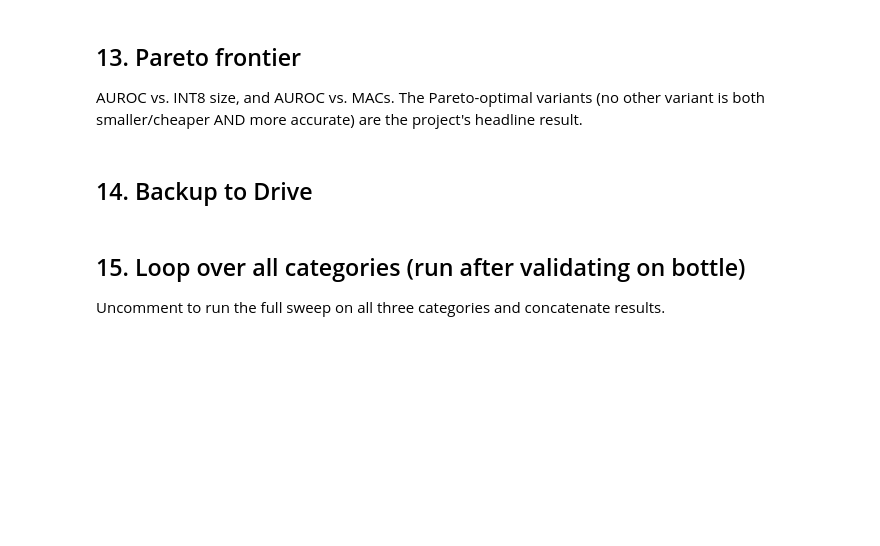
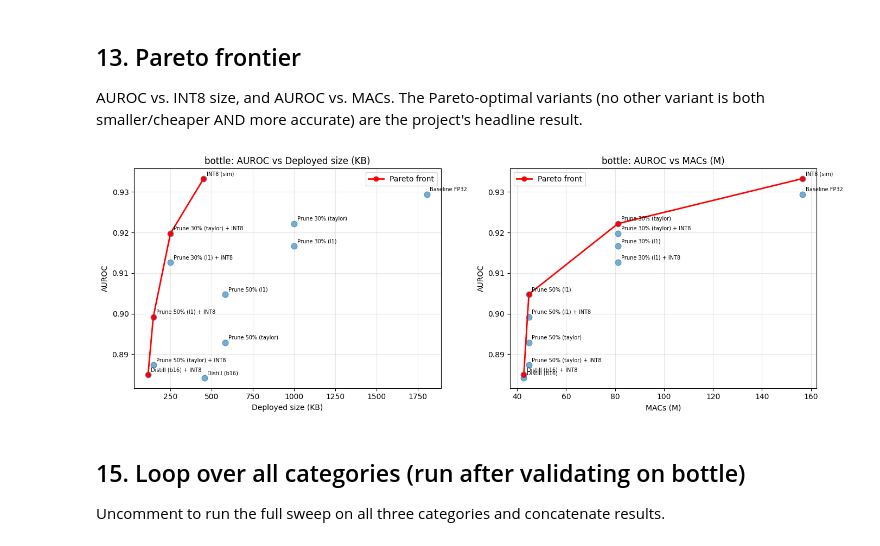
Before and after one commit to ilkabret/LowPowerES, a Jupyter notebook: Final_Project/Stage2_Compression.ipynb, the cells around one changed output. Saved outputs shown, nothing was run; the diff lists cells and outputs as text; code cells hidden in the pictures; blank space fills up the shorter version.

```diff
--- a/Final_Project/Stage2_Compression.ipynb
+++ b/Final_Project/Stage2_Compression.ipynb
@@ -295,3 +377,14 @@ def compress_prune(baseline, train_loader, cal_loader, test_loader, category,
     return {'name': f'Prune {int(ratio*100)}% ({method})', 'model': model,
             'auroc': auroc_of(model, test_loader), **m,
             'technique': f'pruning_{method}'}
+# %%
+baseline, _ = load_baseline('bottle')
+pruned = manual_structured_prune(baseline, ratio=0.5, method='l1')
+n0 = sum(p.numel() for p in baseline.parameters())
+n1 = sum(p.numel() for p in pruned.parameters())
+print(f'{n0:,} -> {n1:,} ({100*(1-n1/n0):.0f}% removed)')
+
+# Verify forward pass + shape
+x = torch.randn(2, 3, 128, 128).to(DEVICE)
+out = pruned(x)
+print('Output shape:', out.shape, '(should be [2, 3, 128, 128])')
@@ -375,19 +471,30 @@ def run_sweep(category, prune_ratios=(0.3, 0.5)):
     table = [{k: val for k, val in v.items() if k != 'model'} for v in variants]
     return table, variants
 
-CATEGORY = 'bottle'
-table, variants = run_sweep(CATEGORY)
+#CATEGORY = 'bottle'
+#table, variants = run_sweep(CATEGORY)
 # %% [markdown]
 ## 12. Results table
 # %%
 import pandas as pd
+
 df = pd.DataFrame(table)
-df = df[['name', 'technique', 'auroc', 'n_params', 'macs', 'int8_kb']]
-df['macs_M'] = (df['macs']/1e6).round(1)
-df['int8_kb'] = df['int8_kb'].round(1)
+
+# derived columns
+df['macs_M'] = (df['macs'] / 1e6).round(1)
 df['auroc'] = df['auroc'].round(4)
-df = df.drop(columns=['macs'])
+
+# actual deployed size: INT8 = 1 byte/param, FP32 = 4 bytes/param
+def deployed_kb(row):
+    is_int8 = ('int8' in row['technique']) or (row['technique'] == 'quantization')
+    bytes_per_param = 1 if is_int8 else 4
+    return row['n_params'] * bytes_per_param / 1024
+df['deployed_kb'] = df.apply(deployed_kb, axis=1).round(1)
+
+# select + order columns for display
+df = df[['name', 'technique', 'auroc', 'n_params', 'macs_M', 'deployed_kb']]
 df = df.sort_values('auroc', ascending=False).reset_index(drop=True)
+
 print(df.to_string())
 df.to_csv(Path(CFG['out_dir']) / f'sweep_{CATEGORY}.csv', index=False)
 print('\nSaved:', Path(CFG['out_dir']) / f'sweep_{CATEGORY}.csv')
@@ -397,25 +520,25 @@ AUROC vs. INT8 size, and AUROC vs. MACs. The Pareto-optimal variants (no other v
 # %%
 def pareto_front(points):  # points: list of (x_cost, y_auroc, name); lower cost + higher auroc better
     pts = sorted(points, key=lambda p: p[0])
     front, best = [], -1
     for x, y, n in pts:
         if y > best: front.append((x, y, n)); best = y
     return front
 
 fig, axes = plt.subplots(1, 2, figsize=(14, 5))
-for ax, cost_key, label in [(axes[0], 'int8_kb', 'INT8 size (KB)'),
+for ax, cost_key, label in [(axes[0], 'deployed_kb', 'Deployed size (KB)'),
                             (axes[1], 'macs_M', 'MACs (M)')]:
     pts = [(row[cost_key], row['auroc'], row['name']) for _, row in df.iterrows()]
     xs = [p[0] for p in pts]; ys = [p[1] for p in pts]
     ax.scatter(xs, ys, s=60, alpha=.6)
     for x, y, n in pts:
         ax.annotate(n, (x, y), fontsize=7, xytext=(4,4), textcoords='offset points')
     front = pareto_front(pts)
     ax.plot([p[0] for p in front], [p[1] for p in front], 'r-o', lw=2, label='Pareto front')
     ax.set_xlabel(label); ax.set_ylabel('AUROC'); ax.grid(alpha=.3); ax.legend()
     ax.set_title(f'{CATEGORY}: AUROC vs {label}')
 plt.tight_layout()
 plt.savefig(Path(CFG['out_dir']) / f'pareto_{CATEGORY}.png', dpi=120, bbox_inches='tight')
 plt.show()
+# %% [output]
+[figure, added]
-# %% [markdown]
-## 14. Backup to Drive
```
Also changed, not shown: parts of 13 cells of this notebook, 5 other files.
